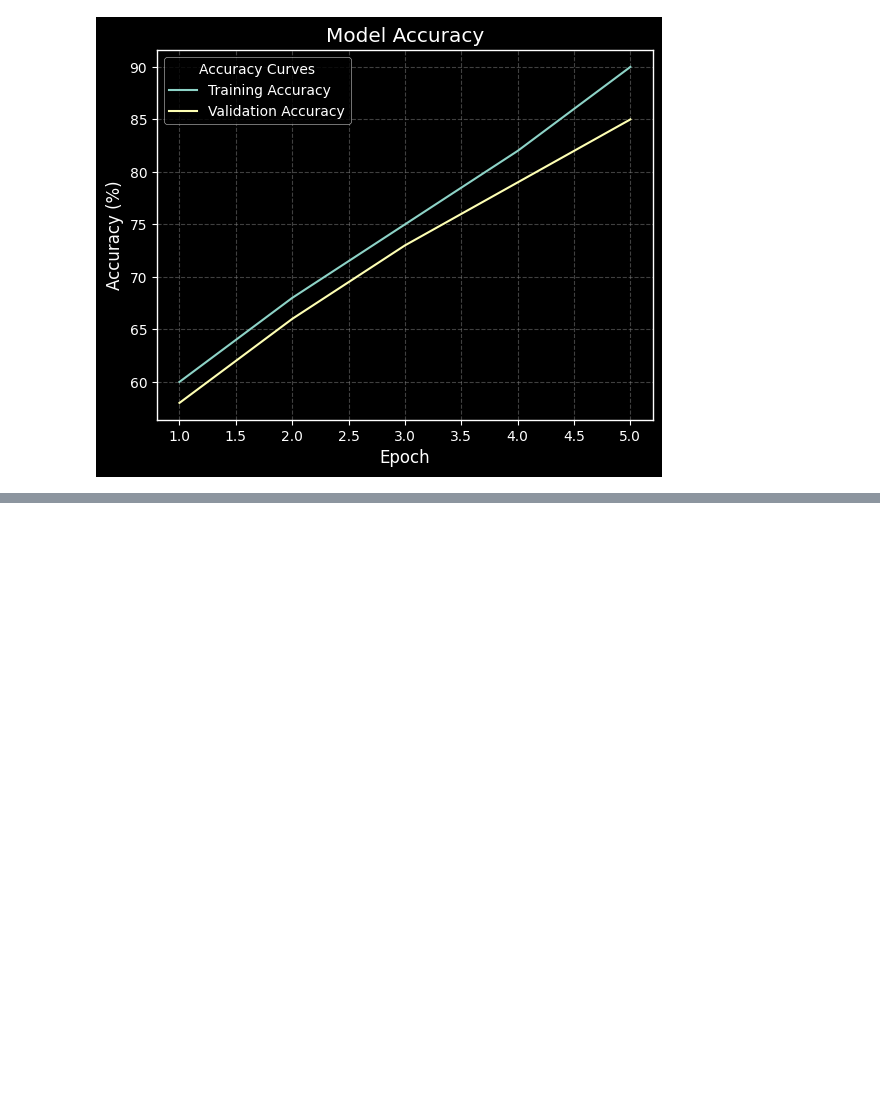
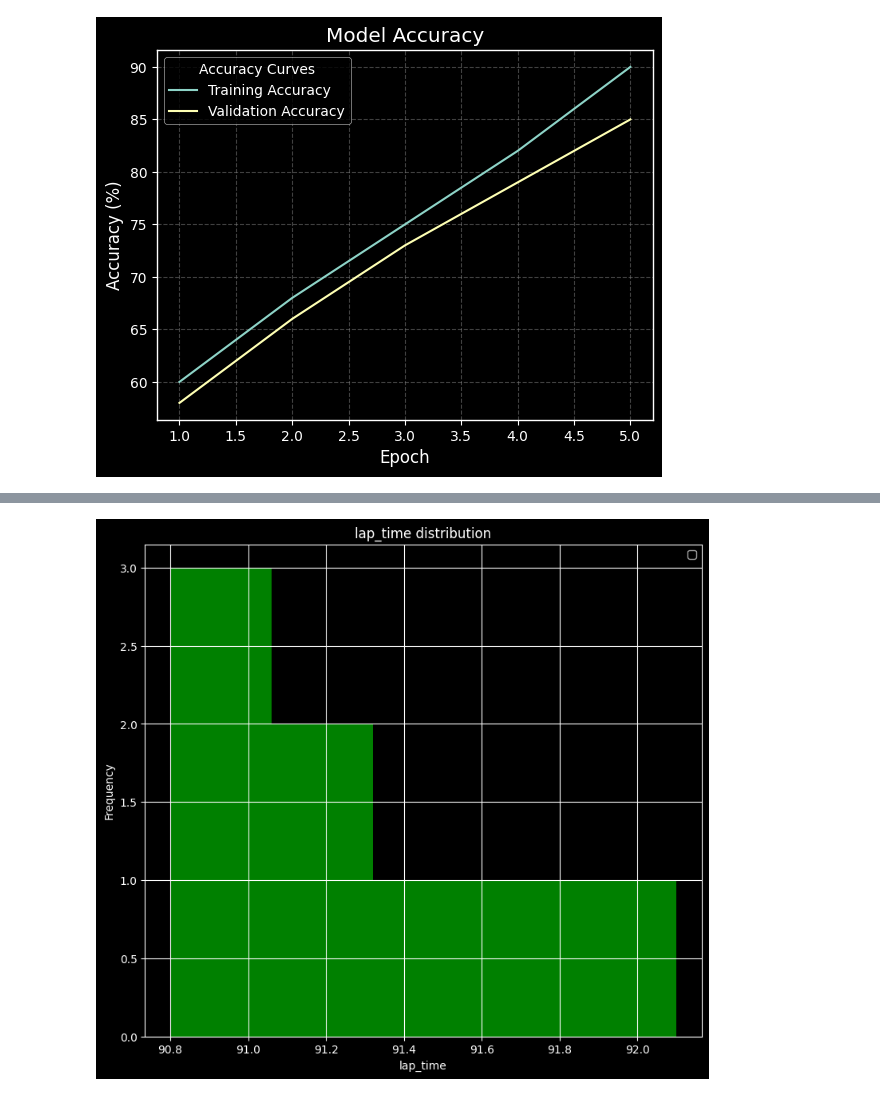
Before and after one commit to srinath698/matplolib-_for_machine-learning, a Jupyter notebook: first matplot.ipynb, the cells around one changed output, grey strips where cells are left out. Saved outputs shown, nothing was run; the diff lists cells and outputs as text; code cells hidden in the pictures; blank space fills up the shorter version.

```diff
--- a/first matplot.ipynb
+++ b/first matplot.ipynb
@@ -119,0 +189,18 @@ plt.show()
+# %%
+#histogram
+plt.figure(figsize=(9,8))
+plt.hist(
+    lap_time,
+    bins=5,
+    color='green'
+
+)
+plt.title('lap_time distribution')
+plt.xlabel('lap_time')
+plt.ylabel('Frequency')
+plt.grid(True)
+plt.style.use('dark_background')
+plt.legend(loc='best')
+plt.show()
+# %% [output]
+[figure, added]
```
Also changed, not shown: parts of 11 cells of this notebook.
